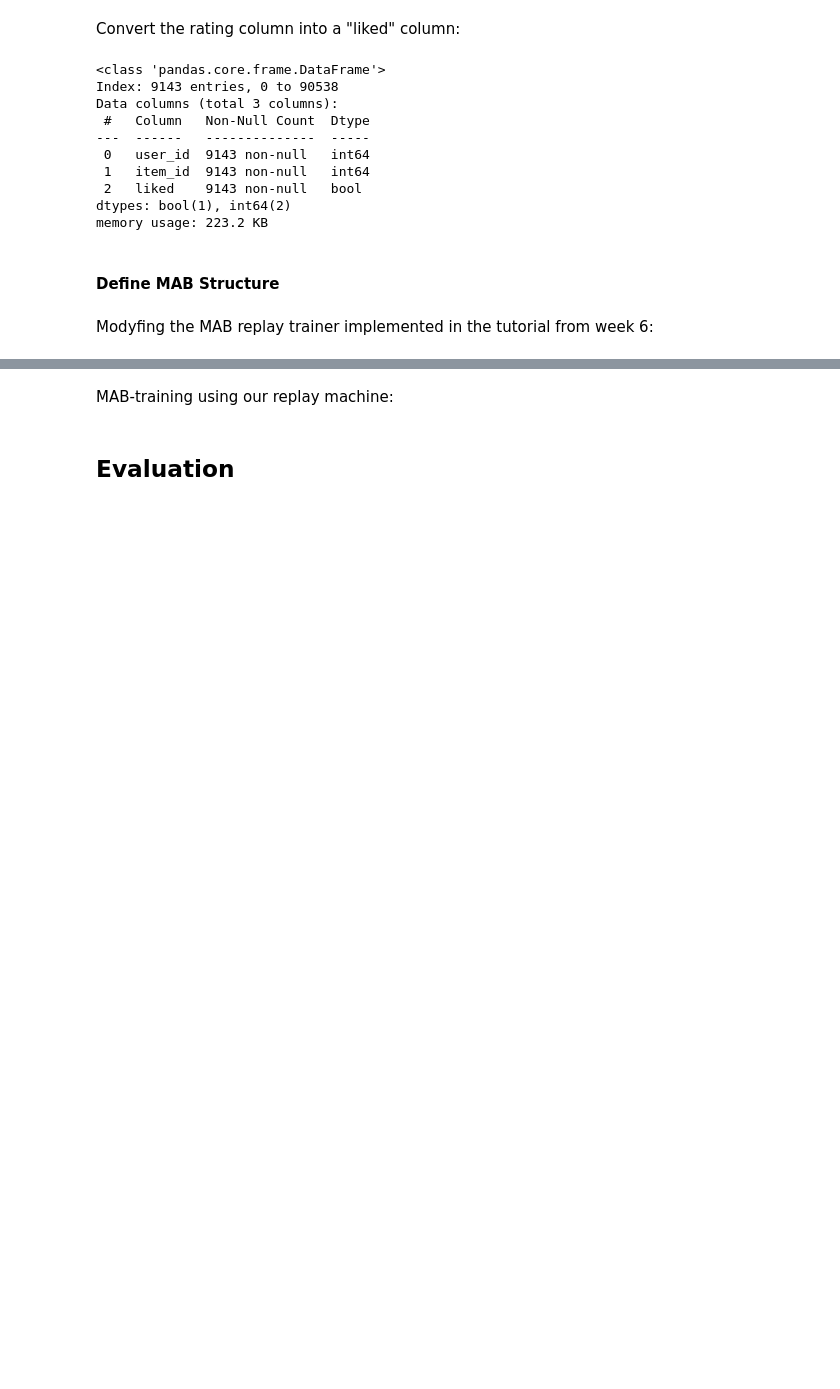
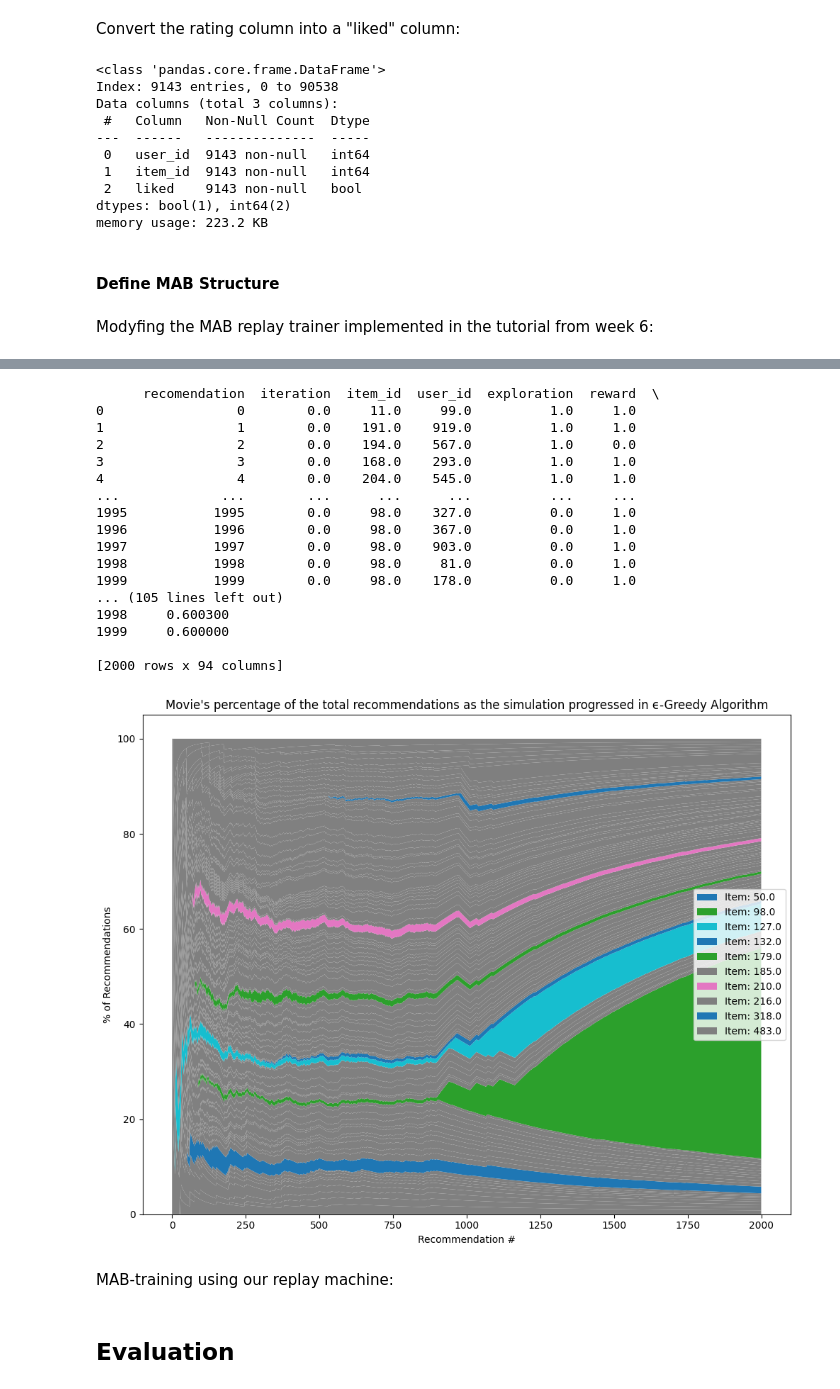
Before and after one commit to Cgolling/LLP_IS4242, a Jupyter notebook: A3_MAB.ipynb, the cells around one changed output, grey strips where cells are left out. Drawn from its saved outputs; the diff is of its cells as text; code cells hidden in the pictures; blank space fills up the shorter version.

```diff
--- a/A3_MAB.ipynb
+++ b/A3_MAB.ipynb
@@ -570,3 +533,82 @@ Index: []
+# %%
+for E in EVAL.eps_scenarios:
+
+    print(E.log_df_mean)
+    # Create a dataframe with running totals of how many times each recommendation was taken
+    running_ttl = E.log_df_mean.query('iteration == 0') \
+                                    .assign(selected=1) \
+                                    .pivot(index='recomendation', columns='item_id', values='selected') \
+                                    .fillna(0) \
+                                    .cumsum(axis=0) \
+                                    .reset_index()
+
+    item_ids = running_ttl.columns[1:]
+
+
+    print(running_ttl)
+
+    # # scale the value by the visit number to get turn the running total into a percentage
+    running_ttl.iloc[:,1:] = running_ttl.iloc[:,1:].div((running_ttl.recomendation + 1)/100, axis=0)
+
+    print(running_ttl) # empty?!?
+
+    fig, ax = plt.subplots(figsize=(10,8))
+
+    _top_items = E.top_10
+    _top = len(_top_items)
+
+    # color_map = {item_id: f'C{i}' for i, item_id in enumerate(item_ids, start=1)}
+    color_map = {item_id: sns.color_palette("pastel") for item_id in _top_items}
+    print(color_map)
+
+    ax.stackplot(running_ttl.recomendation,
+                running_ttl.iloc[:,1:20*_top].T,
+                labels= ["Item: " + str(x) if x in _top_items else None for x in running_ttl.iloc[:,1:].columns.values],
+                # ["Item: " + str(x)  for x in running_ttl.iloc[:,1:_top].columns.values]
+                # + [None for y in running_ttl.iloc[:,_top:].columns.values],
+                colors= [color_map[x] if x in _top_items else 'gray' for x in running_ttl.iloc[:,1:].columns.values]
+                # [color_map[x] for x in running_ttl.iloc[:,1:_top].columns.values]
+                # + ['gray' for y in running_ttl.iloc[:,_top:].columns.values]
+                )
+
+
+    # ax.set_xlim(0,1000)
+    # ax.set_xticks(range(0, 1100, 250))
+    # ax.set_xticks(range(0, 20000+1, 2000))
+
+    ax.set_title('Movie\'s percentage of the total recommendations as the simulation progressed in ϵ-Greedy Algorithm')
+    ax.set_xlabel('Recommendation #')
+    ax.set_ylabel('% of Recommendations')
+
+    lgd = plt.legend()
+    # lgd = plt.legend(loc='upper left', borderaxespad=0., labelspacing=-2.3)
+    # lgd = plt.legend(bbox_to_anchor=(1.02, 0.15), loc=2, borderaxespad=0., labelspacing=-2.3)
+
+    ax.set_facecolor('w')
+
+    plt.tight_layout()
+    plt.show()
+
+    break
+# %% [output]
+      recomendation  iteration  item_id  user_id  exploration  reward  \
+0                 0        0.0     11.0     99.0          1.0     1.0
+1                 1        0.0    191.0    919.0          1.0     1.0
+2                 2        0.0    194.0    567.0          1.0     0.0
+3                 3        0.0    168.0    293.0          1.0     1.0
+4                 4        0.0    204.0    545.0          1.0     1.0
+...             ...        ...      ...      ...          ...     ...
+1995           1995        0.0     98.0    327.0          0.0     1.0
+1996           1996        0.0     98.0    367.0          0.0     1.0
+1997           1997        0.0     98.0    903.0          0.0     1.0
+1998           1998        0.0     98.0     81.0          0.0     1.0
+1999           1999        0.0     98.0    178.0          0.0     1.0
+... (105 lines left out)
+1998     0.600300
+1999     0.600000
+
+[2000 rows x 94 columns]
+[figure, added]
 # %%
 fig, ax = plt.subplots(figsize=(10,8))
 
```
Also changed, not shown: parts of 8 cells of this notebook.
